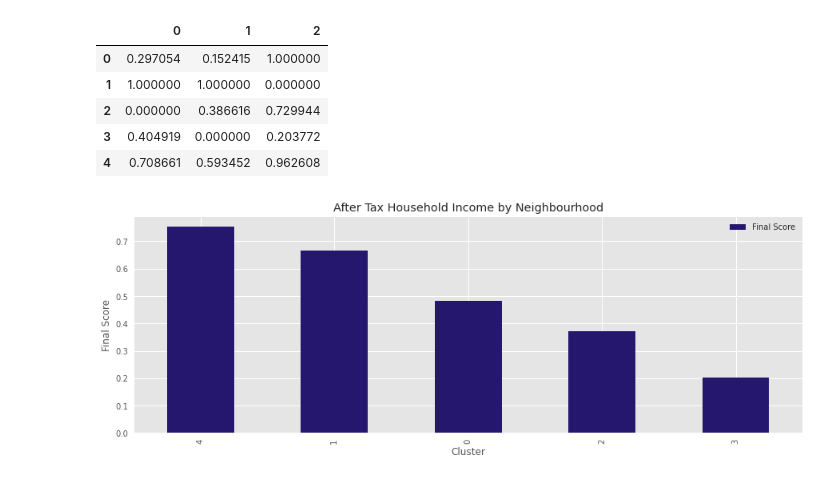
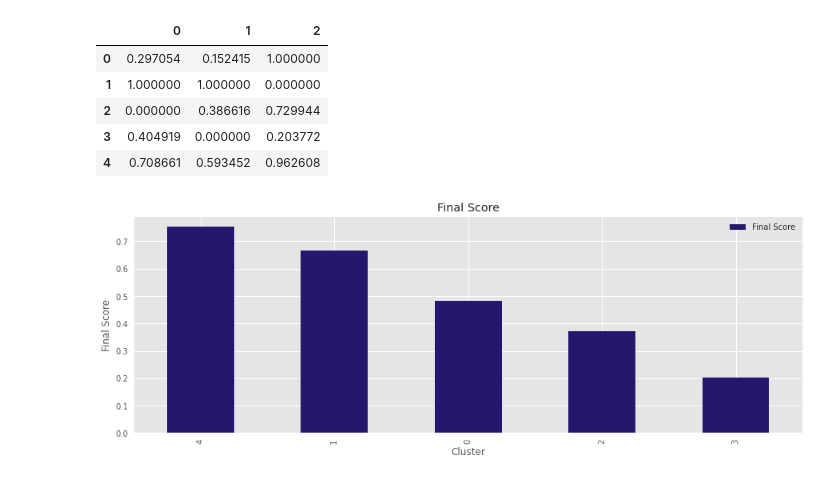
Before and after one commit to thatjosh/IBM-Data-Science-Capstone-Project, a Jupyter notebook: Week 4.ipynb, the cells around one changed output. Cells and saved outputs as stored; diff of their text form; code cells hidden in the pictures.

```diff
--- a/Week 4.ipynb
+++ b/Week 4.ipynb
@@ -571,15 +571,15 @@ df_normalised
 # %%
 df_normalised_final = df_normalised.mean(axis=1).to_frame()
 df_normalised_final .rename(columns={0:'Final Score'}, inplace=True)
 df_normalised_final.sort_values(by='Final Score', ascending=False, inplace=True)
 
 # plot graph
 mpl.style.use('ggplot')
 df_normalised_final.plot(kind='bar', figsize=(15,5), color='#25176e')
-plt.title('After Tax Household Income by Neighbourhood')
+plt.title('Final Score')
 plt.xlabel('Cluster')
 plt.ylabel('Final Score')
 
 plt.show()
 # %% [output]
-[figure, old version]
+[figure, new version]
```
